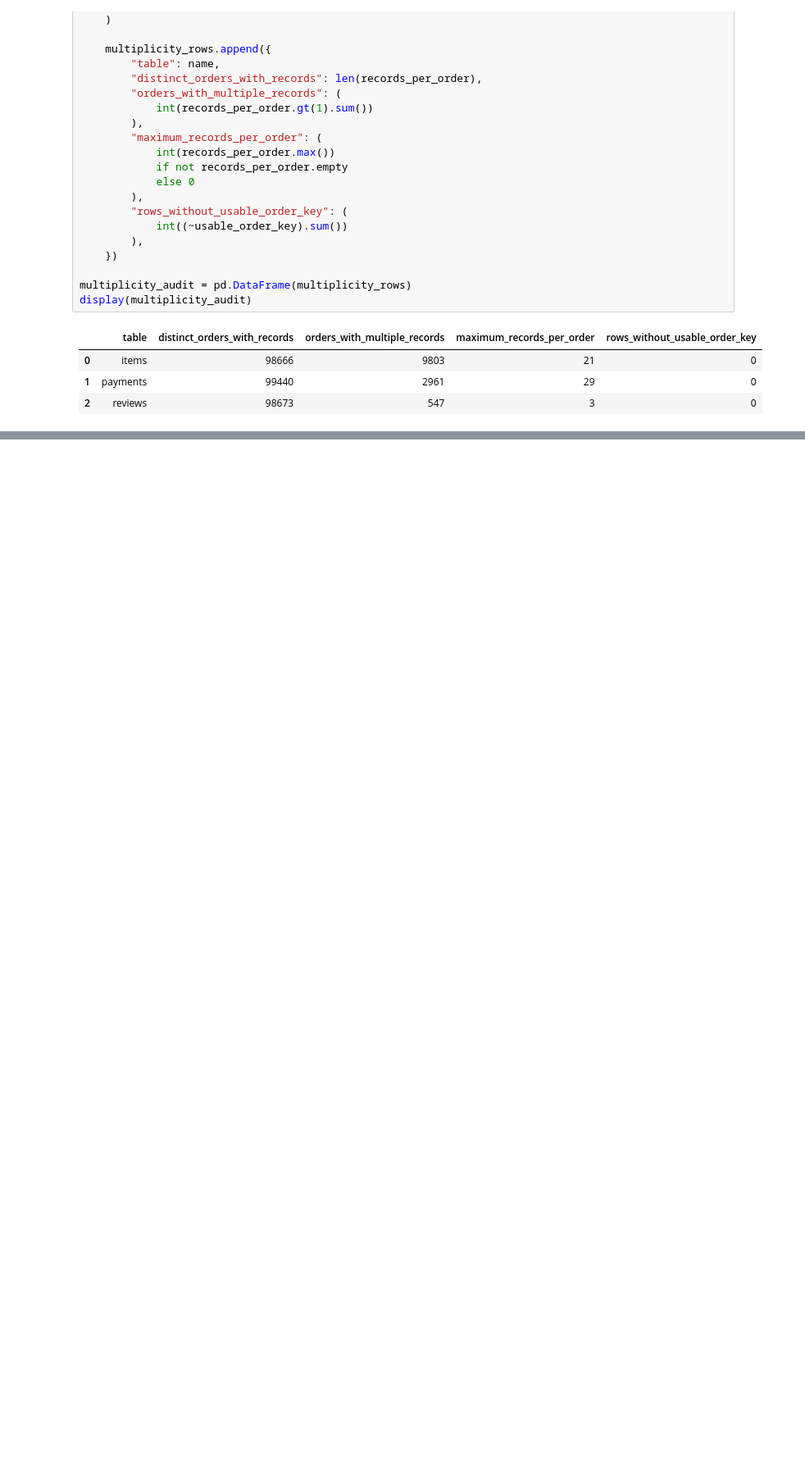
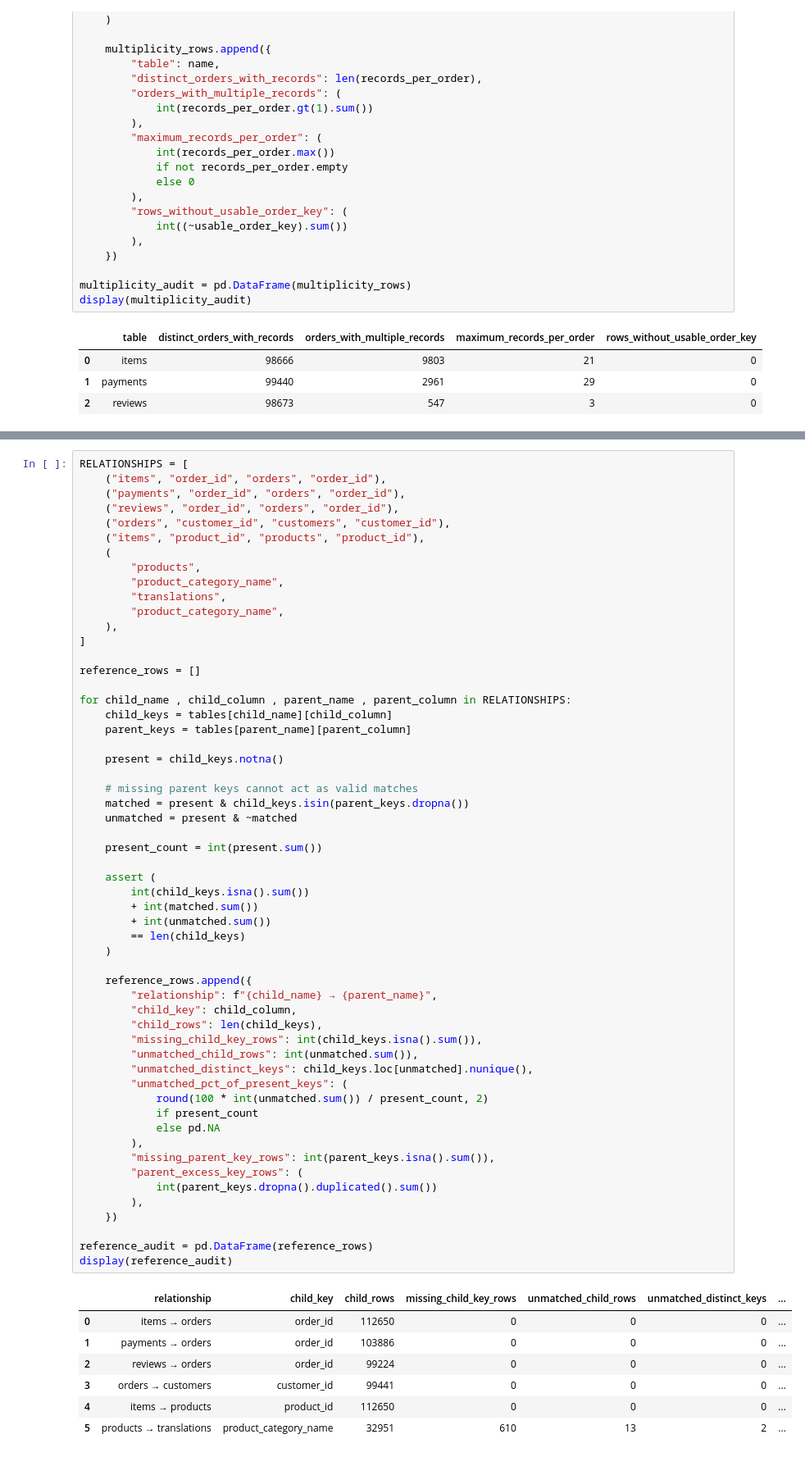
Before and after one commit to BusinessCrab/orderlens-brazilian-ecommerce-analysis, a Jupyter notebook: brazilian_ecommerce_analysis.ipynb, the cells around one changed output, grey strips where cells are left out. Shown at 82% size. Saved outputs shown, nothing was run; the diff lists cells and outputs as text; blank space fills up the shorter version.

```diff
--- a/brazilian_ecommerce_analysis.ipynb
+++ b/brazilian_ecommerce_analysis.ipynb
@@ -493,0 +722,64 @@ display(multiplicity_audit)
+# %%
+RELATIONSHIPS = [
+    ("items", "order_id", "orders", "order_id"),
+    ("payments", "order_id", "orders", "order_id"),
+    ("reviews", "order_id", "orders", "order_id"),
+    ("orders", "customer_id", "customers", "customer_id"),
+    ("items", "product_id", "products", "product_id"),
+    (
+        "products",
+        "product_category_name",
+        "translations",
+        "product_category_name",
+    ),
+]
+
+reference_rows = []
+
+for child_name , child_column , parent_name , parent_column in RELATIONSHIPS:
+    child_keys = tables[child_name][child_column]
+    parent_keys = tables[parent_name][parent_column]
+
+    present = child_keys.notna()
+
+    # missing parent keys cannot act as valid matches
+    matched = present & child_keys.isin(parent_keys.dropna())
+    unmatched = present & ~matched
+
+    present_count = int(present.sum())
+
+    assert (
+        int(child_keys.isna().sum())
+        + int(matched.sum())
+        + int(unmatched.sum())
+        == len(child_keys)
+    )
+
+    reference_rows.append({
+        "relationship": f"{child_name} → {parent_name}",
+        "child_key": child_column,
+        "child_rows": len(child_keys),
+        "missing_child_key_rows": int(child_keys.isna().sum()),
+        "unmatched_child_rows": int(unmatched.sum()),
+        "unmatched_distinct_keys": child_keys.loc[unmatched].nunique(),
+        "unmatched_pct_of_present_keys": (
+            round(100 * int(unmatched.sum()) / present_count, 2)
+            if present_count
+            else pd.NA
+        ),
+        "missing_parent_key_rows": int(parent_keys.isna().sum()),
+        "parent_excess_key_rows": (
+            int(parent_keys.dropna().duplicated().sum())
+        ),
+    })
+
+reference_audit = pd.DataFrame(reference_rows)
+display(reference_audit)
+# %% [output]
+|  | relationship | child_key | child_rows | missing_child_key_rows | unmatched_child_rows | unmatched_distinct_keys | ... |
+| 0 | items → orders | order_id | 112650 | 0 | 0 | 0 | ... |
+| 1 | payments → orders | order_id | 103886 | 0 | 0 | 0 | ... |
+| 2 | reviews → orders | order_id | 99224 | 0 | 0 | 0 | ... |
+| 3 | orders → customers | customer_id | 99441 | 0 | 0 | 0 | ... |
+| 4 | items → products | product_id | 112650 | 0 | 0 | 0 | ... |
+| 5 | products → translations | product_category_name | 32951 | 610 | 13 | 2 | ... |
```
Also changed, not shown: parts of 13 cells of this notebook.
